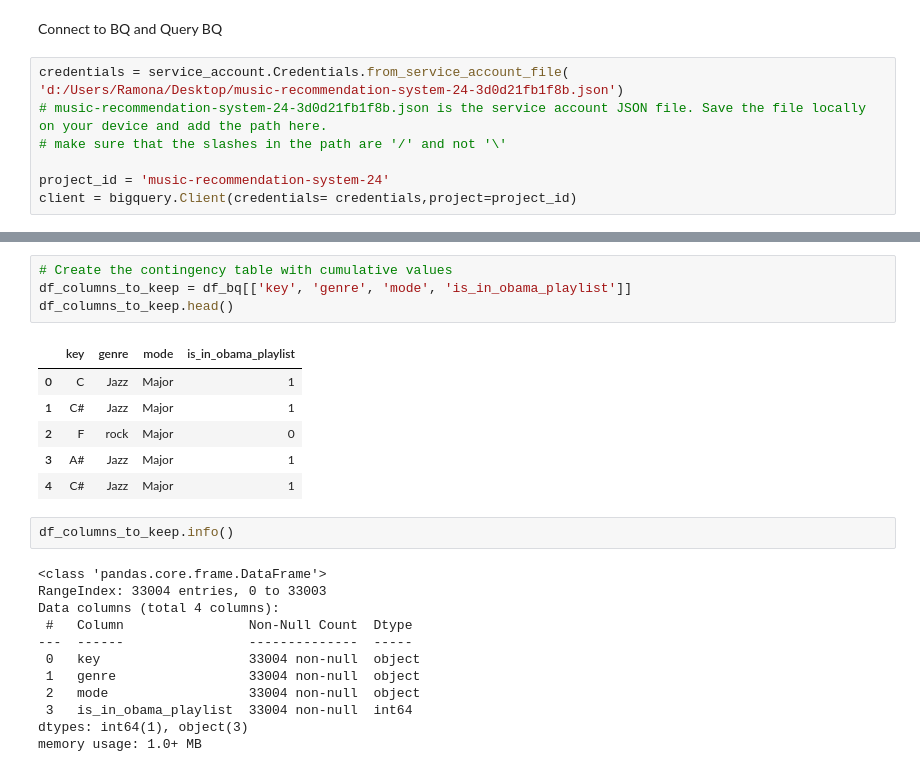
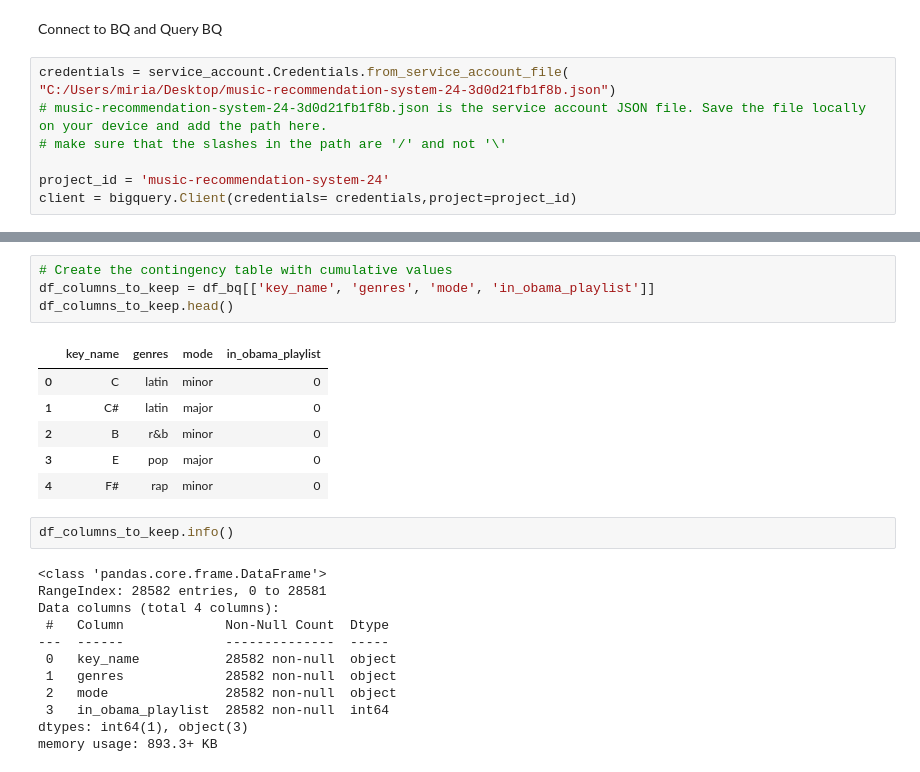
Before and after one commit to Ramonalyst/Music_Recommendation_System, a Jupyter notebook: cat_var_training_testing_list.ipynb, the cells around one changed output, grey strips where cells are left out. Drawn from its saved outputs; the diff is of its cells as text.

```diff
--- a/cat_var_training_testing_list.ipynb
+++ b/cat_var_training_testing_list.ipynb
@@ -11,7 +11,7 @@ from google.cloud import bigquery
 Connect to BQ and Query BQ
 # %%
 credentials = service_account.Credentials.from_service_account_file(
-'d:/Users/Ramona/Desktop/music-recommendation-system-24-3d0d21fb1f8b.json')
+"C:/Users/miria/Desktop/music-recommendation-system-24-3d0d21fb1f8b.json")
 # music-recommendation-system-24-3d0d21fb1f8b.json is the service account JSON file. Save the file locally on your device and add the path here.
 # make sure that the slashes in the path are '/' and not '\'
 
@@ -43,27 +43,27 @@ df_bq.head()
 # %%
 # Create the contingency table with cumulative values
-df_columns_to_keep = df_bq[['key', 'genre', 'mode', 'is_in_obama_playlist']]
+df_columns_to_keep = df_bq[['key_name', 'genres', 'mode', 'in_obama_playlist']]
 df_columns_to_keep.head()
 # %% [output]
-|  | key | genre | mode | is_in_obama_playlist |
-| 0 | C | Jazz | Major | 1 |
-| 1 | C# | Jazz | Major | 1 |
-| 2 | F | rock | Major | 0 |
-| 3 | A# | Jazz | Major | 1 |
-| 4 | C# | Jazz | Major | 1 |
+|  | key_name | genres | mode | in_obama_playlist |
+| 0 | C | latin | minor | 0 |
+| 1 | C# | latin | major | 0 |
+| 2 | B | r&b | minor | 0 |
+| 3 | E | pop | major | 0 |
+| 4 | F# | rap | minor | 0 |
 # %%
 df_columns_to_keep.info()
 # %% [output]
 <class 'pandas.core.frame.DataFrame'>
-RangeIndex: 33004 entries, 0 to 33003
+RangeIndex: 28582 entries, 0 to 28581
 Data columns (total 4 columns):
- #   Column                Non-Null Count  Dtype
----  ------                --------------  -----
- 0   key                   33004 non-null  object
- 1   genre                 33004 non-null  object
- 2   mode                  33004 non-null  object
- 3   is_in_obama_playlist  33004 non-null  int64
+ #   Column             Non-Null Count  Dtype
+---  ------             --------------  -----
+ 0   key_name           28582 non-null  object
+ 1   genres             28582 non-null  object
+ 2   mode               28582 non-null  object
+ 3   in_obama_playlist  28582 non-null  int64
 dtypes: int64(1), object(3)
-memory usage: 1.0+ MB
+memory usage: 893.3+ KB
 # %%
 # List of categorical variables
```
Also changed, not shown: parts of 4 cells of this notebook.
